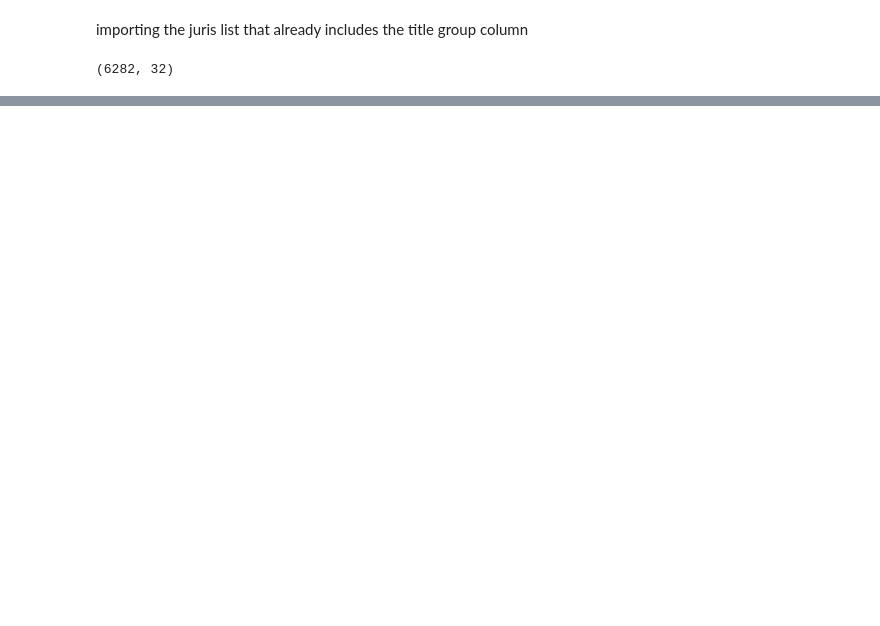
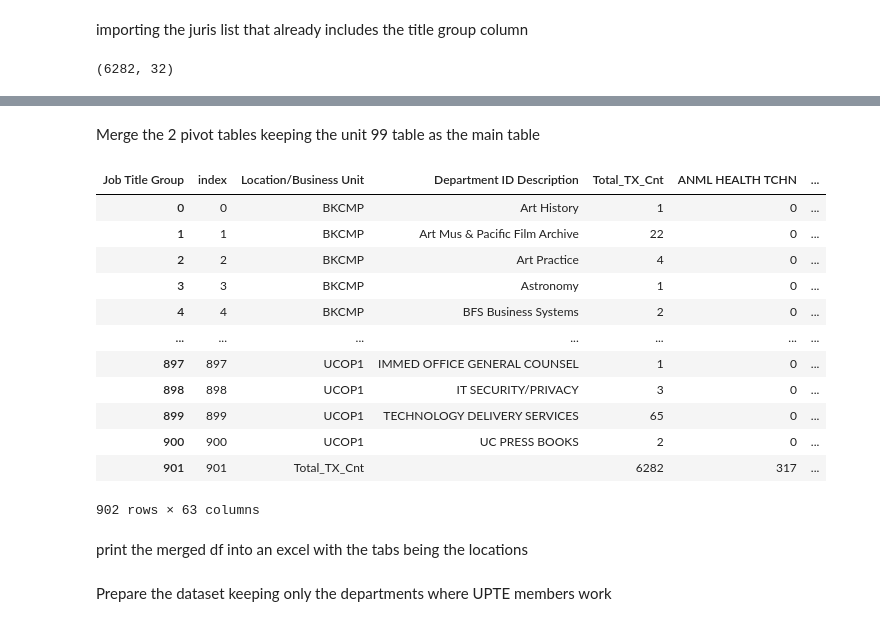
Before and after one commit to tougheye/Data_processing, a Jupyter notebook: TX_mapping_99.ipynb, the cells around one changed output, grey strips where cells are left out. Cells and saved outputs as stored; diff of their text form; code cells hidden in the pictures; blank space fills up the shorter version.

```diff
--- a/TX_mapping_99.ipynb
+++ b/TX_mapping_99.ipynb
@@ -53,0 +57,3 @@ Index(['UPTE Title', 'Location/Business Unit', 'Employee Lived Name',
+# %%
+unit_99_titles_of_interest = unit_99_titles_of_interest.merge(title_group_df, on='Job Code Description', how='left')
+unit_99_titles_of_interest.head()
@@ -53,0 +72,6 @@ Index(['UPTE Title', 'Location/Business Unit', 'Employee Lived Name',
+# %%
+unit_99_pivot_title_groups = unit_99_titles_of_interest.pivot_table(index=['Location/Business Unit', 'Department Description'],
+                                       columns = 'Job Code Description',
+                                       values = 'Employee Lived Name',
+                                       aggfunc = 'count', fill_value=0)
+unit_99_pivot_title_groups = unit_99_pivot_title_groups.reset_index()
@@ -62,0 +96,12 @@ unit_99_titles_of_interest.merge(TX_juris_df, left_on=)
+# %%
+TX_pivot_table_dept_title_groups = TX_juris_df.pivot_table(index=['Location/Business Unit', 'Department ID Description'],
+                                       columns = 'Job Title Group',
+                                       values = 'Employee Name',
+                                       aggfunc = 'count', fill_value=0,
+                                       margins = True, margins_name='Total_TX_Cnt')
+
+TX_pivot_table_dept_title_groups = TX_pivot_table_dept_title_groups.reset_index()
+# %%
+tx_pivot_key_cols = ['Location/Business Unit', 'Department ID Description', 'Total_TX_Cnt']
+tx_pivot_col_order =  tx_pivot_key_cols + [col for col in TX_pivot_table_dept_title_groups.columns if col not in tx_pivot_key_cols]
+TX_pivot_table_dept_title_groups = TX_pivot_table_dept_title_groups[tx_pivot_col_order]
@@ -62,0 +118,20 @@ unit_99_titles_of_interest.merge(TX_juris_df, left_on=)
+# %% [markdown]
+Merge the 2 pivot tables keeping the unit 99 table as the main table
+# %%
+# reset index to get the location and departments as regular columns
+unit_99_pivot_title_groups.reset_index()
+TX_pivot_table_dept_title_groups.reset_index()
+# %% [output]
+| Job Title Group | index | Location/Business Unit | Department ID Description | Total_TX_Cnt | ANML HEALTH TCHN | ... |
+| 0 | 0 | BKCMP | Art History | 1 | 0 | ... |
+| 1 | 1 | BKCMP | Art Mus & Pacific Film Archive | 22 | 0 | ... |
+| 2 | 2 | BKCMP | Art Practice | 4 | 0 | ... |
+| 3 | 3 | BKCMP | Astronomy | 1 | 0 | ... |
+| 4 | 4 | BKCMP | BFS Business Systems | 2 | 0 | ... |
+| ... | ... | ... | ... | ... | ... | ... |
+| 897 | 897 | UCOP1 | IMMED OFFICE GENERAL COUNSEL | 1 | 0 | ... |
+| 898 | 898 | UCOP1 | IT SECURITY/PRIVACY | 3 | 0 | ... |
+| 899 | 899 | UCOP1 | TECHNOLOGY DELIVERY SERVICES | 65 | 0 | ... |
+| 900 | 900 | UCOP1 | UC PRESS BOOKS | 2 | 0 | ... |
+| 901 | 901 | Total_TX_Cnt |  | 6282 | 317 | ... |
+902 rows × 63 columns
@@ -62,0 +143,2 @@ unit_99_titles_of_interest.merge(TX_juris_df, left_on=)
+# %% [markdown]
+print the merged df into an excel with the tabs being the locations
@@ -62,0 +152,2 @@ unit_99_titles_of_interest.merge(TX_juris_df, left_on=)
+# %% [markdown]
+Prepare the dataset keeping only the departments where UPTE members work
```
Also changed, not shown: parts of 22 cells of this notebook.
